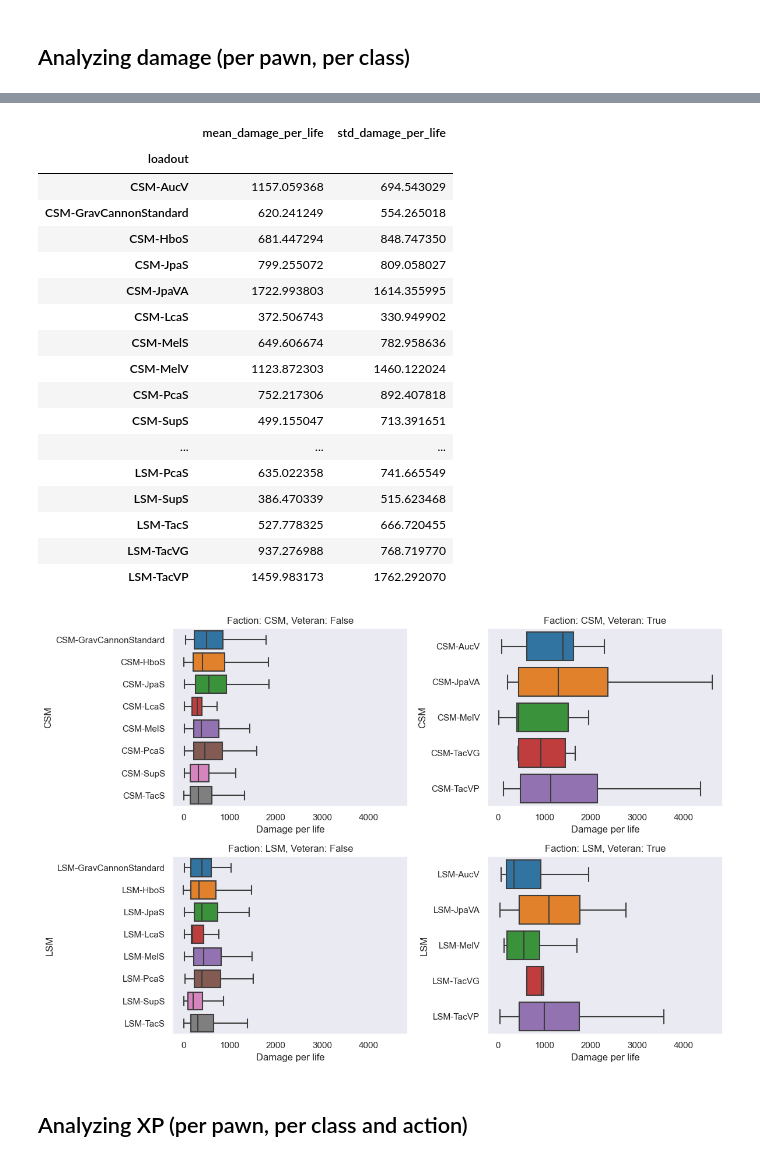
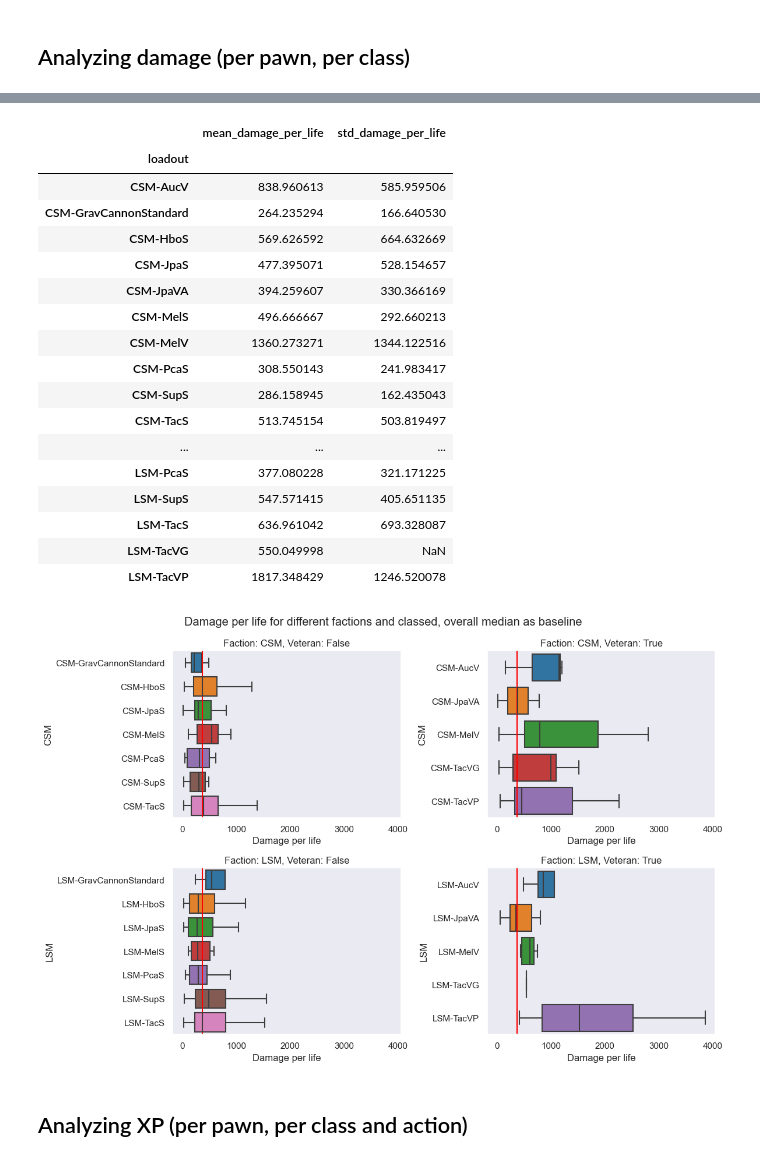
Before and after one commit to JediKnightChan/ECRTools, a Jupyter notebook: ecr-analytics/example/rawdata-analyzer.ipynb, the cells around one changed output, grey strips where cells are left out. Saved outputs shown, nothing was run; the diff lists cells and outputs as text; code cells hidden in the pictures.

```diff
--- a/ecr-analytics/example/rawdata-analyzer.ipynb
+++ b/ecr-analytics/example/rawdata-analyzer.ipynb
@@ -16,6 +18,8 @@ sns.set_context("notebook")
 sns.set_style("dark")
 # %%
 use_example = False
+min_event_amount = 0
+
 if use_example:
     with open("example-real-data.json", "rb") as f:
         old_raw_data = json.load(f)
@@ -24,9 +28,10 @@ else:
     files = os.listdir("./data/")
     for file in files:
         if file.endswith(".json"):
-            with open(f"data/{file}", "r") as f:
+            print(file)
+            with open(f"data/{file}", "rb") as f:
                 match_data = json.load(f)
                 match_ts = file.replace(".json", "")
-                if len(match_data["data"]) < 1000:
+                if len(match_data["data"]) < min_event_amount:
                     continue
                 old_raw_data["data"] += [{**el, "match_ts": match_ts} for el in match_data["data"]]
@@ -109,6 +112,8 @@ damage_per_pawn = damage_df.groupby(["i"]).agg(
     is_veteran=('i-is-veteran', 'first'),
     faction=('if', 'first')
 )
+# %%
+median_damage_per_pawn = damage_per_pawn["damage_per_life"].median()
 # %%
 damage_per_life_for_classes = damage_per_pawn.sort_values(by='loadout').groupby("loadout").agg(
     mean_damage_per_life=('damage_per_life', 'mean'),
@@ -118,49 +123,54 @@ damage_per_life_for_classes
 # %% [output]
 |  | mean_damage_per_life | std_damage_per_life |
 | loadout |  |  |
-| CSM-AucV | 1157.059368 | 694.543029 |
-| CSM-GravCannonStandard | 620.241249 | 554.265018 |
-| CSM-HboS | 681.447294 | 848.747350 |
-| CSM-JpaS | 799.255072 | 809.058027 |
-| CSM-JpaVA | 1722.993803 | 1614.355995 |
-| CSM-LcaS | 372.506743 | 330.949902 |
-| CSM-MelS | 649.606674 | 782.958636 |
-| CSM-MelV | 1123.872303 | 1460.122024 |
-| CSM-PcaS | 752.217306 | 892.407818 |
-| CSM-SupS | 499.155047 | 713.391651 |
+| CSM-AucV | 838.960613 | 585.959506 |
+| CSM-GravCannonStandard | 264.235294 | 166.640530 |
+| CSM-HboS | 569.626592 | 664.632669 |
+| CSM-JpaS | 477.395071 | 528.154657 |
+| CSM-JpaVA | 394.259607 | 330.366169 |
+| CSM-MelS | 496.666667 | 292.660213 |
+| CSM-MelV | 1360.273271 | 1344.122516 |
+| CSM-PcaS | 308.550143 | 241.983417 |
+| CSM-SupS | 286.158945 | 162.435043 |
+| CSM-TacS | 513.745154 | 503.819497 |
 | ... | ... | ... |
-| LSM-PcaS | 635.022358 | 741.665549 |
-| LSM-SupS | 386.470339 | 515.623468 |
-| LSM-TacS | 527.778325 | 666.720455 |
-| LSM-TacVG | 937.276988 | 768.719770 |
-| LSM-TacVP | 1459.983173 | 1762.292070 |
+| LSM-PcaS | 377.080228 | 321.171225 |
+| LSM-SupS | 547.571415 | 405.651135 |
+| LSM-TacS | 636.961042 | 693.328087 |
+| LSM-TacVG | 550.049998 | NaN |
+| LSM-TacVP | 1817.348429 | 1246.520078 |
 # %%
 # Create a grid of subplots
 fig, axes = plt.subplots(
     nrows=len(damage_per_pawn['faction'].unique()),
     ncols=len(damage_per_pawn['is_veteran'].unique()),
     figsize=(12, 8),
     sharex=share_x
 )
 
 # Grouping into subplots
 for ((faction, veteran), subset), ax in zip(damage_per_pawn.groupby(['faction', 'is_veteran']), axes.flat):
     subset = subset.sort_values(by='loadout')  # Sort by 'loadout'
     sns.boxplot(x='damage_per_life', y='loadout', data=subset, ax=ax, orient='h', showfliers=show_outliers)
 
     # Set titles and axis labels
     ax.set_title(f'Faction: {faction}, Veteran: {veteran}')
     ax.set_xlabel('Damage per life')
     ax.set_ylabel(faction)
 
+    ax.axvline(x=median_damage_per_pawn, color='red')
+
     # Set x-axis ticks for each subplot
     ax.tick_params(axis='x', labelbottom=True)
+
+
+fig.suptitle("Damage per life for different factions and classed, overall median as baseline")
 
 # Adjust layout
 plt.tight_layout()
 plt.show()
 # %% [output]
-[figure, old version]
+[figure, new version]
 # %% [markdown]
 ## Analyzing XP (per pawn, per class and action)
 # %%
```
Also changed, not shown: parts of 42 cells of this notebook, 14 other files.
